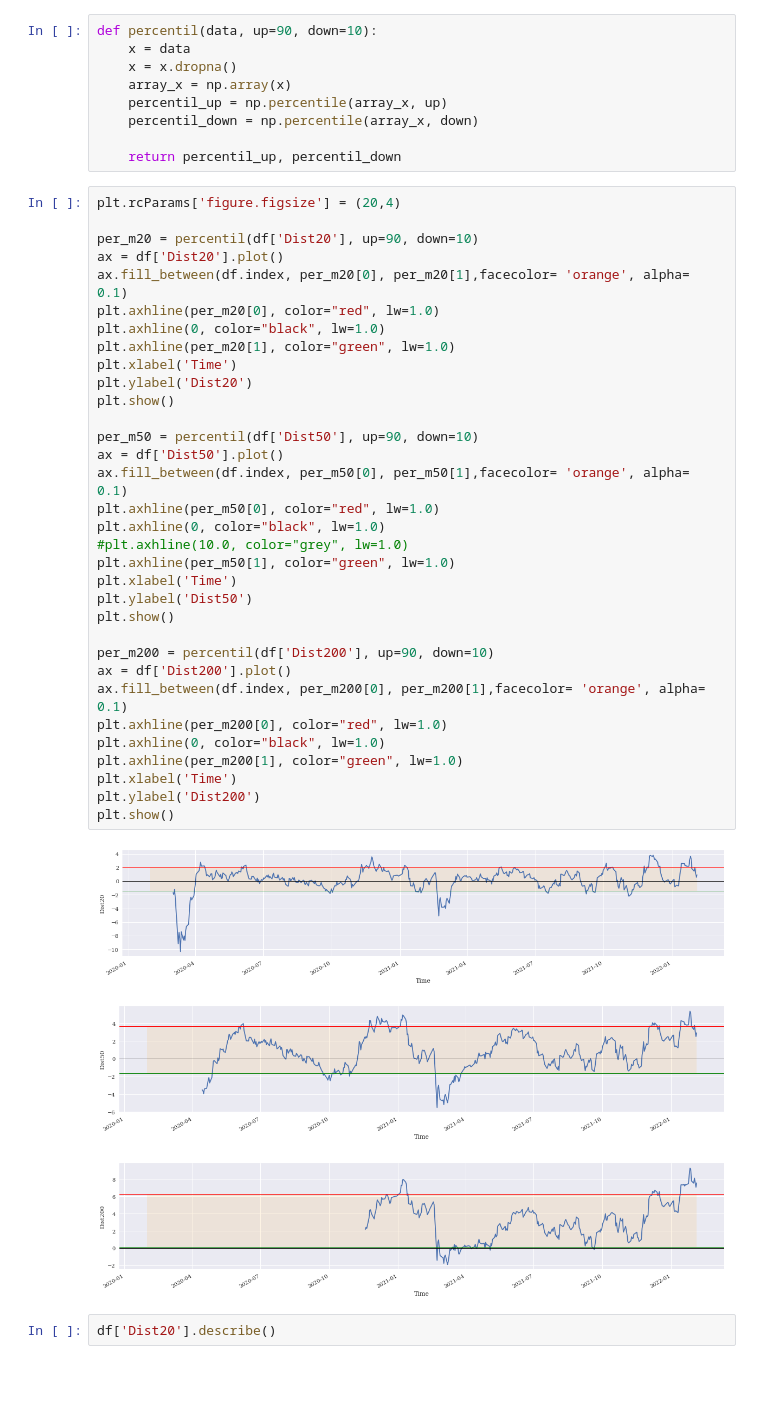
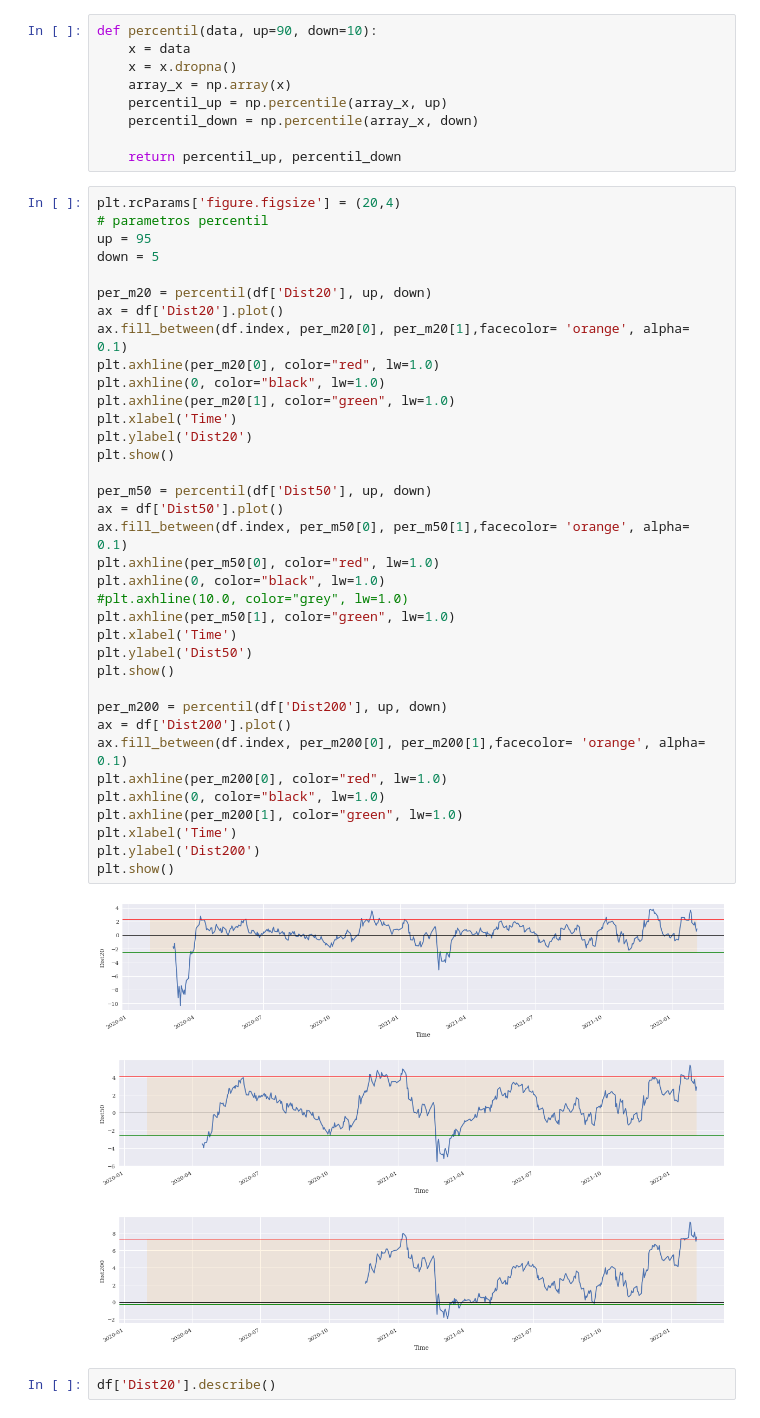
Before and after one commit to caiquemiranda/python-algo-trading, a Jupyter notebook: pre-trading-analises/estudo Retorno a média-Ações-D.ipynb, the cells around one changed output. Cells and saved outputs as stored; diff of their text form; blank space fills up the shorter version.

```diff
--- a/pre-trading-analises/estudo Retorno a média-Ações-D.ipynb
+++ b/pre-trading-analises/estudo Retorno a média-Ações-D.ipynb
@@ -98,41 +98,44 @@ def percentil(data, up=90, down=10):
     return percentil_up, percentil_down
 # %%
 plt.rcParams['figure.figsize'] = (20,4)
+# parametros percentil
+up = 95
+down = 5
 
-per_m20 = percentil(df['Dist20'], up=90, down=10)
+per_m20 = percentil(df['Dist20'], up, down)
 ax = df['Dist20'].plot()
 ax.fill_between(df.index, per_m20[0], per_m20[1],facecolor= 'orange', alpha= 0.1)
 plt.axhline(per_m20[0], color="red", lw=1.0)
 plt.axhline(0, color="black", lw=1.0)
 plt.axhline(per_m20[1], color="green", lw=1.0)
 plt.xlabel('Time')
 plt.ylabel('Dist20')
 plt.show()
 
-per_m50 = percentil(df['Dist50'], up=90, down=10)
+per_m50 = percentil(df['Dist50'], up, down)
 ax = df['Dist50'].plot()
 ax.fill_between(df.index, per_m50[0], per_m50[1],facecolor= 'orange', alpha= 0.1)
 plt.axhline(per_m50[0], color="red", lw=1.0)
 plt.axhline(0, color="black", lw=1.0)
 #plt.axhline(10.0, color="grey", lw=1.0)
 plt.axhline(per_m50[1], color="green", lw=1.0)
 plt.xlabel('Time')
 plt.ylabel('Dist50')
 plt.show()
 
-per_m200 = percentil(df['Dist200'], up=90, down=10)
+per_m200 = percentil(df['Dist200'], up, down)
 ax = df['Dist200'].plot()
 ax.fill_between(df.index, per_m200[0], per_m200[1],facecolor= 'orange', alpha= 0.1)
 plt.axhline(per_m200[0], color="red", lw=1.0)
 plt.axhline(0, color="black", lw=1.0)
 plt.axhline(per_m200[1], color="green", lw=1.0)
 plt.xlabel('Time')
 plt.ylabel('Dist200')
 plt.show()
 # %% [output]
-[figure, old version]
+[figure, new version]
-[figure, old version]
+[figure, new version]
-[figure, old version]
+[figure, new version]
 # %%
 df['Dist20'].describe()
 # %% [output]
```
Also changed, not shown: 3 other files.
